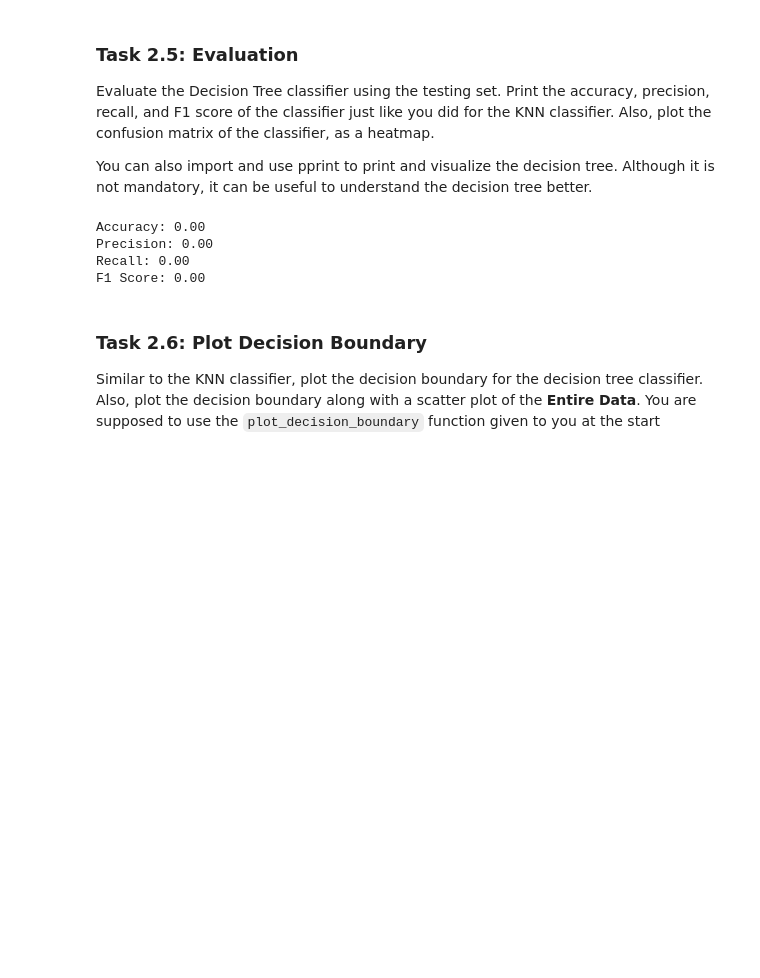
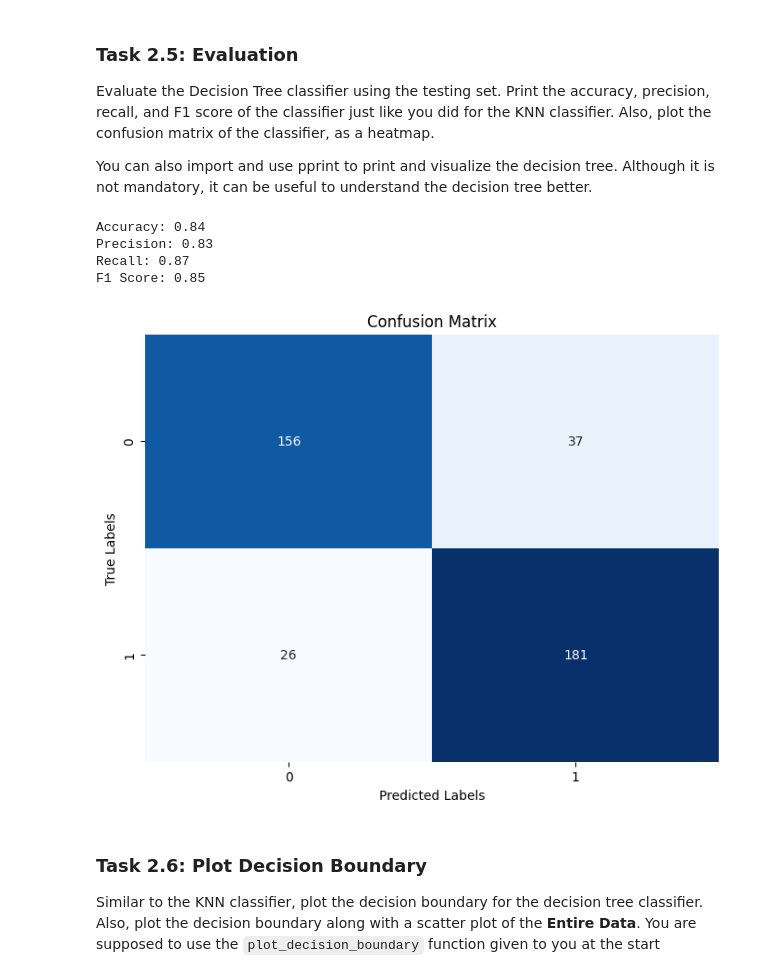
Before and after one commit to 26100226/CS331-PA2, a Jupyter notebook: Group-54_S2_PA2.ipynb, the cells around one changed output. Saved outputs shown, nothing was run; the diff lists cells and outputs as text; code cells hidden in the pictures; blank space fills up the shorter version.

```diff
--- a/Group-54_S2_PA2.ipynb
+++ b/Group-54_S2_PA2.ipynb
@@ -878,39 +1018,42 @@ You can also import and use pprint to print and visualize the decision tree. Alt
 # %%
 # TODO: Create a DecisionTree object and train it using the training data
-dt = ...
+dt =DecisionTree()
+dt.fit(np.array(train_set))
 
 # TODO: Make predictions on the test data
-dt_y_pred = ...
+pred =dt.predict(np.array(test_set))
 
 # TODO: Evaluate the model using accuracy, precision, recall, and f1 score
-accuracy = ...
-precision = ...
-recall = ...
-f1 = ...
+accuracy =accuracy_score(pred,y_test)
+precision =precision_score(pred,y_test)
+recall =recall_score(pred,y_test)
+f1 =f1_score(pred,y_test)
 
 print(f'Accuracy: {accuracy:.2f}')
 print(f'Precision: {precision:.2f}')
 print(f'Recall: {recall:.2f}')
 print(f'F1 Score: {f1:.2f}')
 # %% [output]
-Accuracy: 0.00
-Precision: 0.00
-Recall: 0.00
-F1 Score: 0.00
+Accuracy: 0.84
+Precision: 0.83
+Recall: 0.87
+F1 Score: 0.85
 # %%
 # TODO: Create a confusion matrix and plot it using a heatmap.
 # You can use sklearn's confusion_matrix function to create the matrix
 # and seaborn's heatmap function to plot it. The libraries has been imported for you
 
-conf_matrix = ...
+conf_matrix =confusion_matrix(pred,y_test)
 
 # Plot the confusion matrix as a heatmap
 plt.figure(figsize=(8, 6))
 sns.heatmap(conf_matrix, annot=True, cmap='Blues', fmt='d', cbar=False)
 plt.xlabel('Predicted Labels')
 plt.ylabel('True Labels')
 plt.title('Confusion Matrix')
 plt.show()
+# %% [output]
+[figure, added]
 # %% [markdown]
 ### Task 2.6: Plot Decision Boundary
 
```
Also changed, not shown: parts of 10 cells of this notebook.
